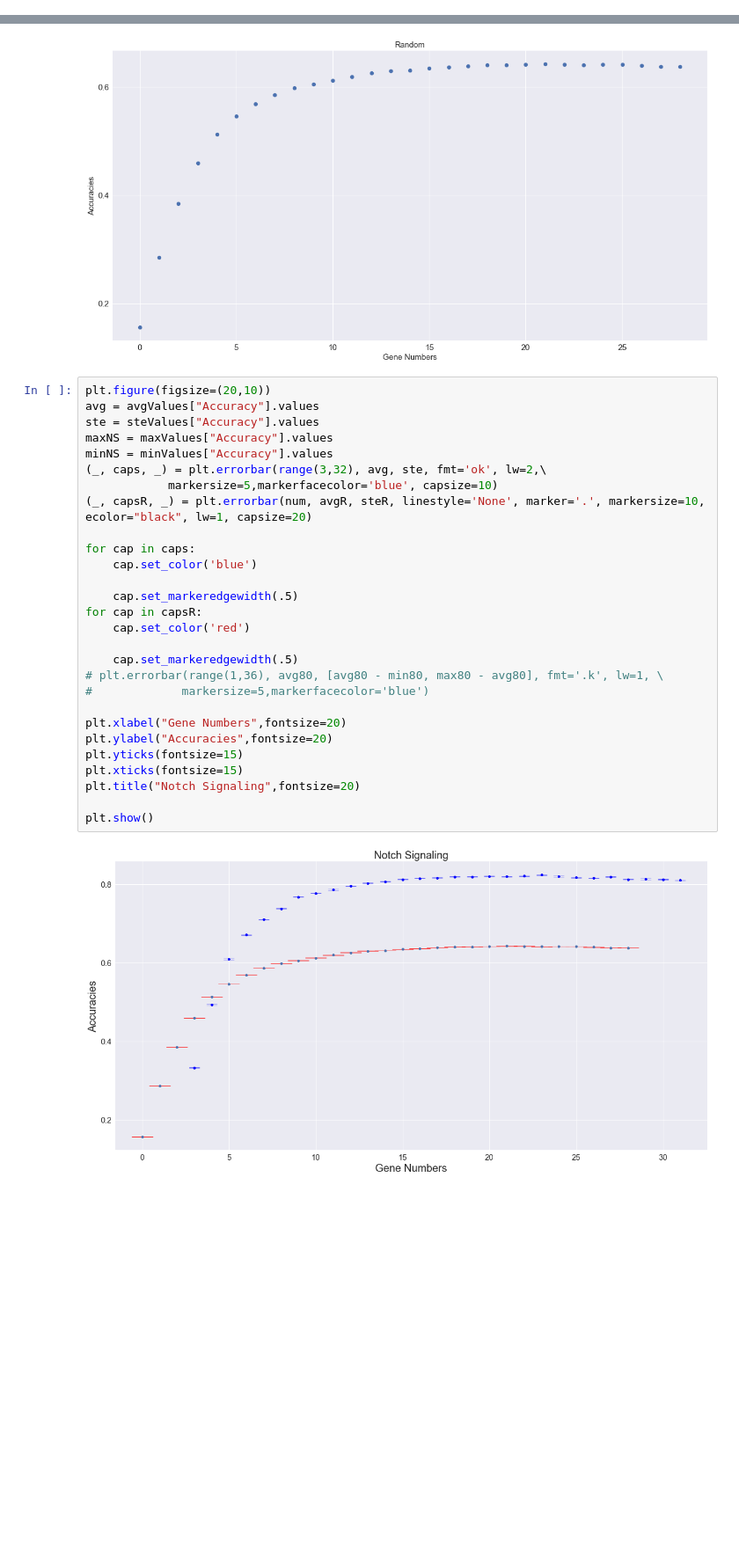
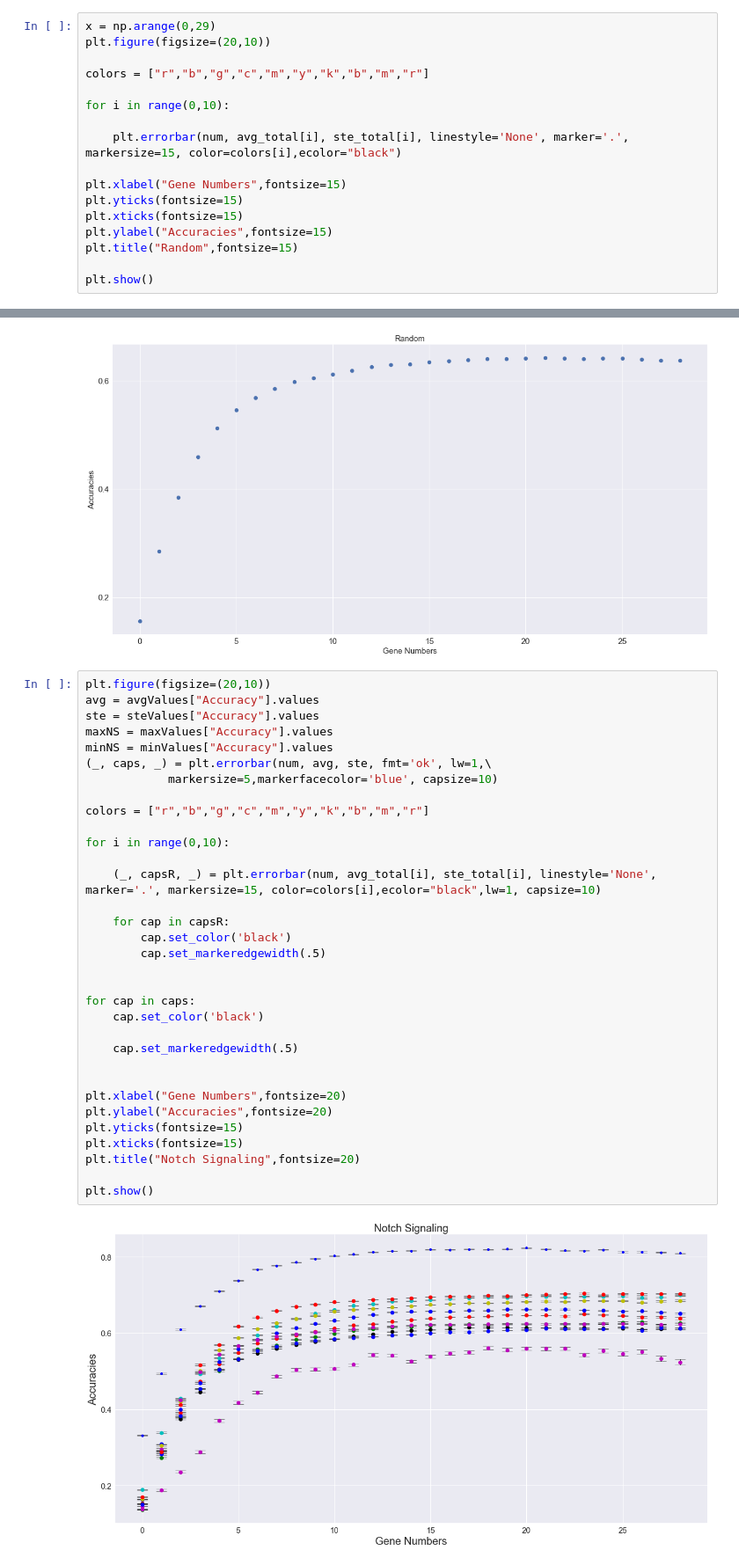
Before and after one commit to SystemsGenetics/gene-oracle, a Jupyter notebook: notebooks/Notch_Analysis_gtex.ipynb, the cells around one changed output, grey strips where cells are left out. Shown at 88% size. Drawn from its saved outputs; the diff is of its cells as text; blank space fills up the shorter version.

Commit message:
fixed error

```diff
--- a/notebooks/Notch_Analysis_gtex.ipynb
+++ b/notebooks/Notch_Analysis_gtex.ipynb
@@ -99,0 +97,17 @@ NameError: name 'ste' is not defined
+# %%
+x = np.arange(0,29)
+plt.figure(figsize=(20,10))
+
+colors = ["r","b","g","c","m","y","k","b","m","r"]
+
+for i in range(0,10):
+
+    plt.errorbar(num, avg_total[i], ste_total[i], linestyle='None', marker='.', markersize=15, color=colors[i],ecolor="black")
+
+plt.xlabel("Gene Numbers",fontsize=15)
+plt.yticks(fontsize=15)
+plt.xticks(fontsize=15)
+plt.ylabel("Accuracies",fontsize=15)
+plt.title("Random",fontsize=15)
+
+plt.show()
@@ -117,30 +133,35 @@ plt.show()
 # %%
 plt.figure(figsize=(20,10))
 avg = avgValues["Accuracy"].values
 ste = steValues["Accuracy"].values
 maxNS = maxValues["Accuracy"].values
 minNS = minValues["Accuracy"].values
-(_, caps, _) = plt.errorbar(range(3,32), avg, ste, fmt='ok', lw=2,\
+(_, caps, _) = plt.errorbar(num, avg, ste, fmt='ok', lw=1,\
             markersize=5,markerfacecolor='blue', capsize=10)
-(_, capsR, _) = plt.errorbar(num, avgR, steR, linestyle='None', marker='.', markersize=10, ecolor="black", lw=1, capsize=20)
+
+colors = ["r","b","g","c","m","y","k","b","m","r"]
+
+for i in range(0,10):
+
+    (_, capsR, _) = plt.errorbar(num, avg_total[i], ste_total[i], linestyle='None', marker='.', markersize=15, color=colors[i],ecolor="black",lw=1, capsize=10)
+
+    for cap in capsR:
+        cap.set_color('black')
+        cap.set_markeredgewidth(.5)
+
 
 for cap in caps:
-    cap.set_color('blue')
+    cap.set_color('black')
 
     cap.set_markeredgewidth(.5)
-for cap in capsR:
-    cap.set_color('red')
 
-    cap.set_markeredgewidth(.5)
-# plt.errorbar(range(1,36), avg80, [avg80 - min80, max80 - avg80], fmt='.k', lw=1, \
-#             markersize=5,markerfacecolor='blue')
 
 plt.xlabel("Gene Numbers",fontsize=20)
 plt.ylabel("Accuracies",fontsize=20)
 plt.yticks(fontsize=15)
 plt.xticks(fontsize=15)
 plt.title("Notch Signaling",fontsize=20)
 
 plt.show()
 # %% [output]
-[figure, old version]
+[figure, new version]
```
Also changed, not shown: parts of 5 cells of this notebook, 1 other file.
